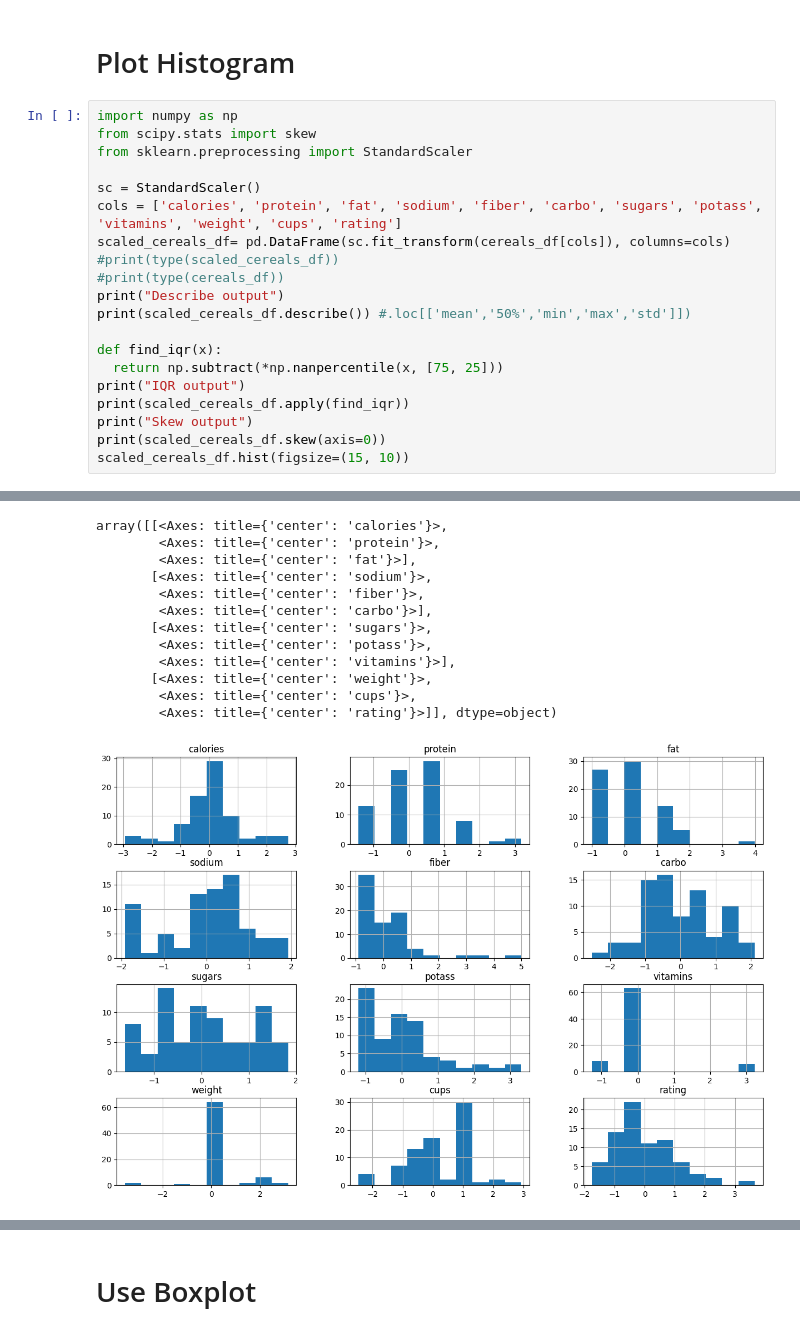
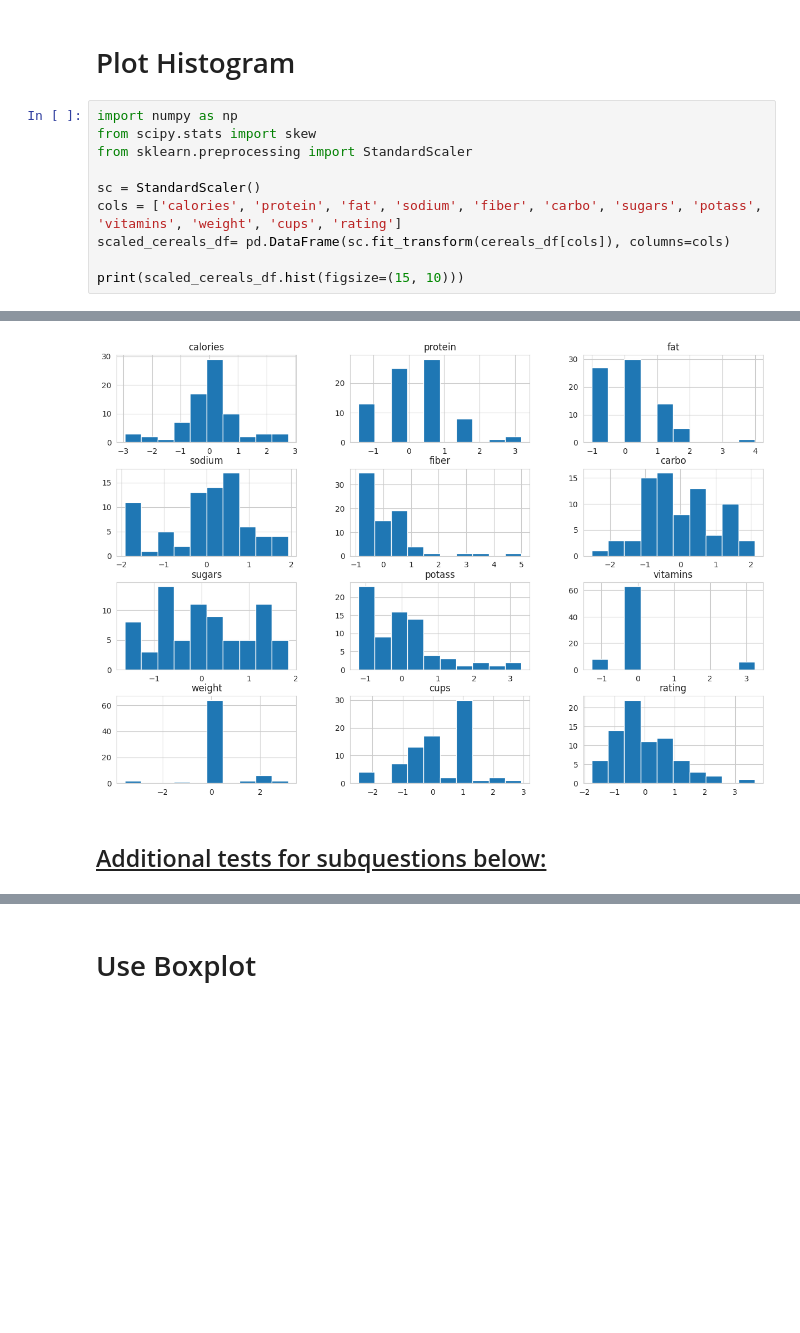
Before and after one commit to beneDesp/GLDM3002, a Jupyter notebook: Lab1_walsh.ipynb, the cells around one changed output, grey strips where cells are left out. Drawn from its saved outputs; the diff is of its cells as text; blank space fills up the shorter version.

```diff
--- a/Lab1_walsh.ipynb
+++ b/Lab1_walsh.ipynb
@@ -101,16 +75,6 @@ from sklearn.preprocessing import StandardScaler
 sc = StandardScaler()
 cols = ['calories', 'protein', 'fat', 'sodium', 'fiber', 'carbo', 'sugars', 'potass', 'vitamins', 'weight', 'cups', 'rating']
 scaled_cereals_df= pd.DataFrame(sc.fit_transform(cereals_df[cols]), columns=cols)
-#print(type(scaled_cereals_df))
-#print(type(cereals_df))
-print("Describe output")
-print(scaled_cereals_df.describe()) #.loc[['mean','50%','min','max','std']])
 
-def find_iqr(x):
-  return np.subtract(*np.nanpercentile(x, [75, 25]))
-print("IQR output")
-print(scaled_cereals_df.apply(find_iqr))
-print("Skew output")
-print(scaled_cereals_df.skew(axis=0))
-scaled_cereals_df.hist(figsize=(15, 10))
+print(scaled_cereals_df.hist(figsize=(15, 10)))
 # %% [output]
@@ -134,13 +89,3 @@ dtype: float64
-array([[<Axes: title={'center': 'calories'}>,
-        <Axes: title={'center': 'protein'}>,
-        <Axes: title={'center': 'fat'}>],
-       [<Axes: title={'center': 'sodium'}>,
-        <Axes: title={'center': 'fiber'}>,
-        <Axes: title={'center': 'carbo'}>],
-       [<Axes: title={'center': 'sugars'}>,
-        <Axes: title={'center': 'potass'}>,
-        <Axes: title={'center': 'vitamins'}>],
-       [<Axes: title={'center': 'weight'}>,
-        <Axes: title={'center': 'cups'}>,
-        <Axes: title={'center': 'rating'}>]], dtype=object)
-[figure, old version]
+[figure, new version]
+# %% [markdown]
+## <u> Additional tests for subquestions below: </u>
```
Also changed, not shown: parts of 13 cells of this notebook.
